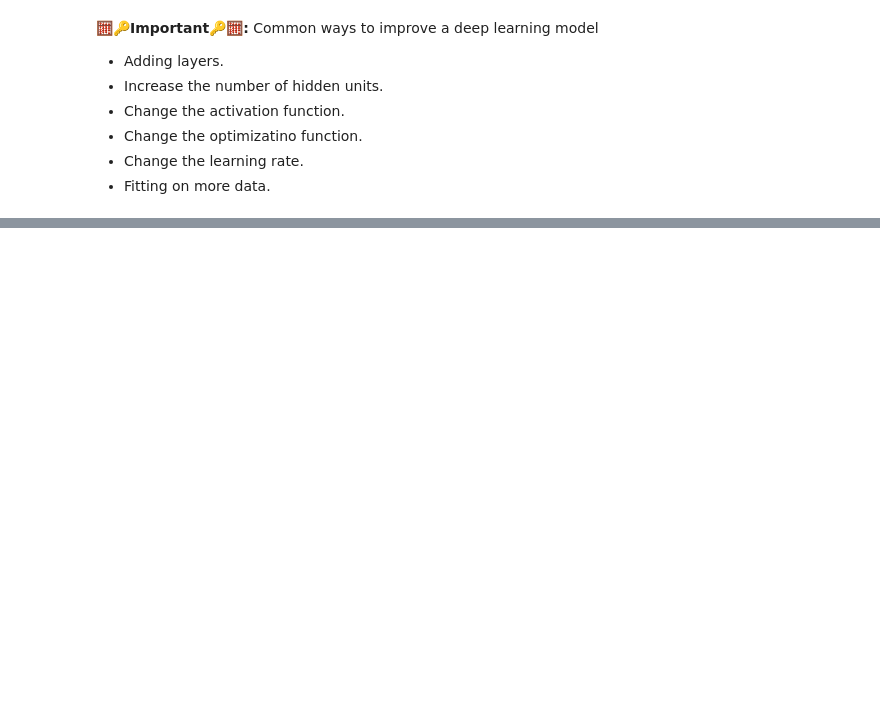
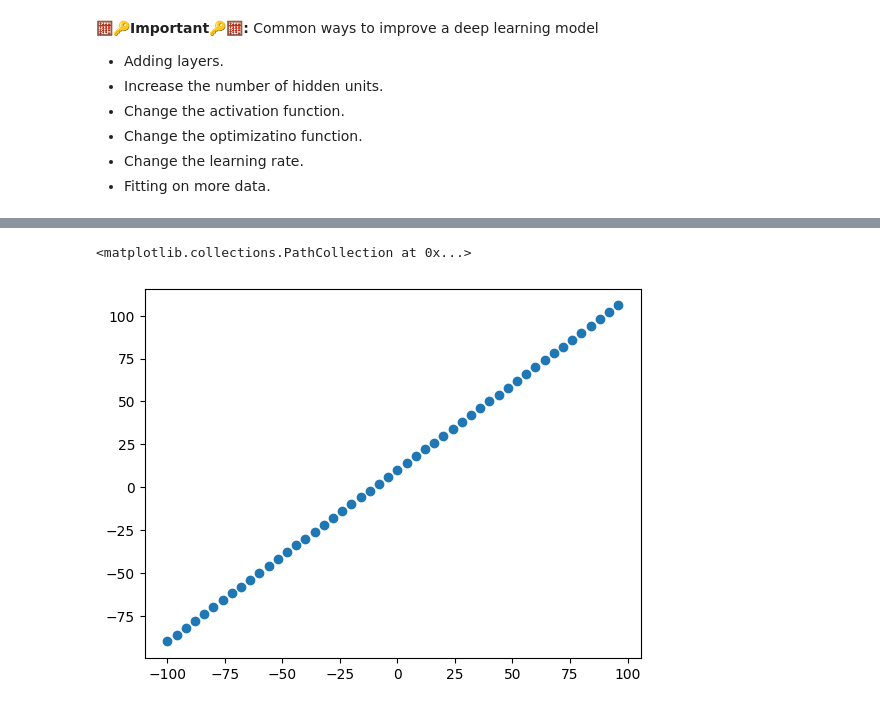
Before and after one commit to Muntasir2179/tensorflow-learning, a Jupyter notebook: 01_neural_network_regression_with_tensorflow.ipynb, the cells around one changed output, grey strips where cells are left out. Saved outputs shown, nothing was run; the diff lists cells and outputs as text; code cells hidden in the pictures; blank space fills up the shorter version.

Commit message:
more data added and data split and visualization

```diff
--- a/01_neural_network_regression_with_tensorflow.ipynb
+++ b/01_neural_network_regression_with_tensorflow.ipynb
@@ -284,0 +292,5 @@ array([[27.215836]], dtype=float32)
+# %%
+# making a bigger dataset
+features = tf.range(-100, 100, 4)
+labels = features + 10
+features, labels
@@ -284,0 +309,5 @@ array([[27.215836]], dtype=float32)
+# %%
+plt.scatter(features, labels)
+# %% [output]
+<matplotlib.collections.PathCollection at 0x...>
+[figure, added]
```
Also changed, not shown: parts of 22 cells of this notebook.
